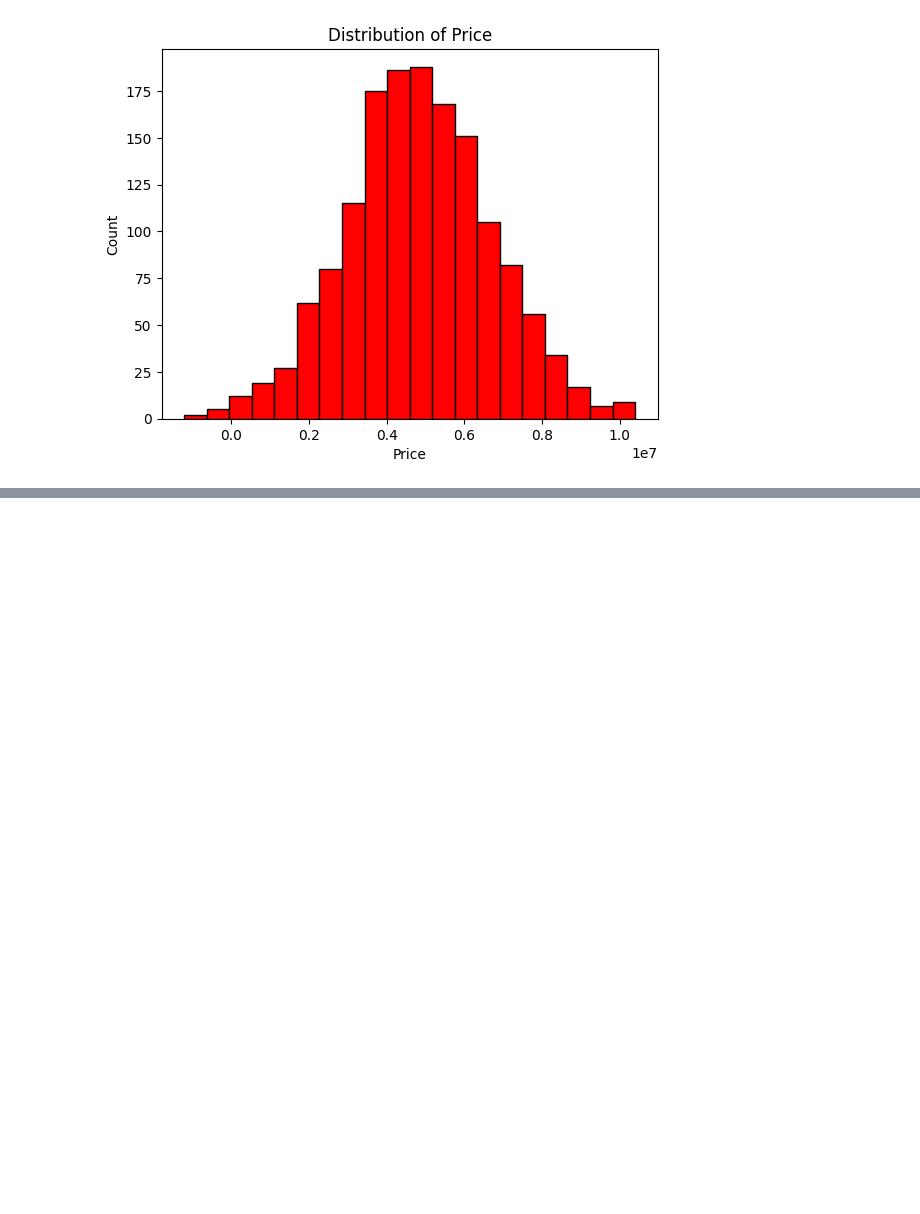
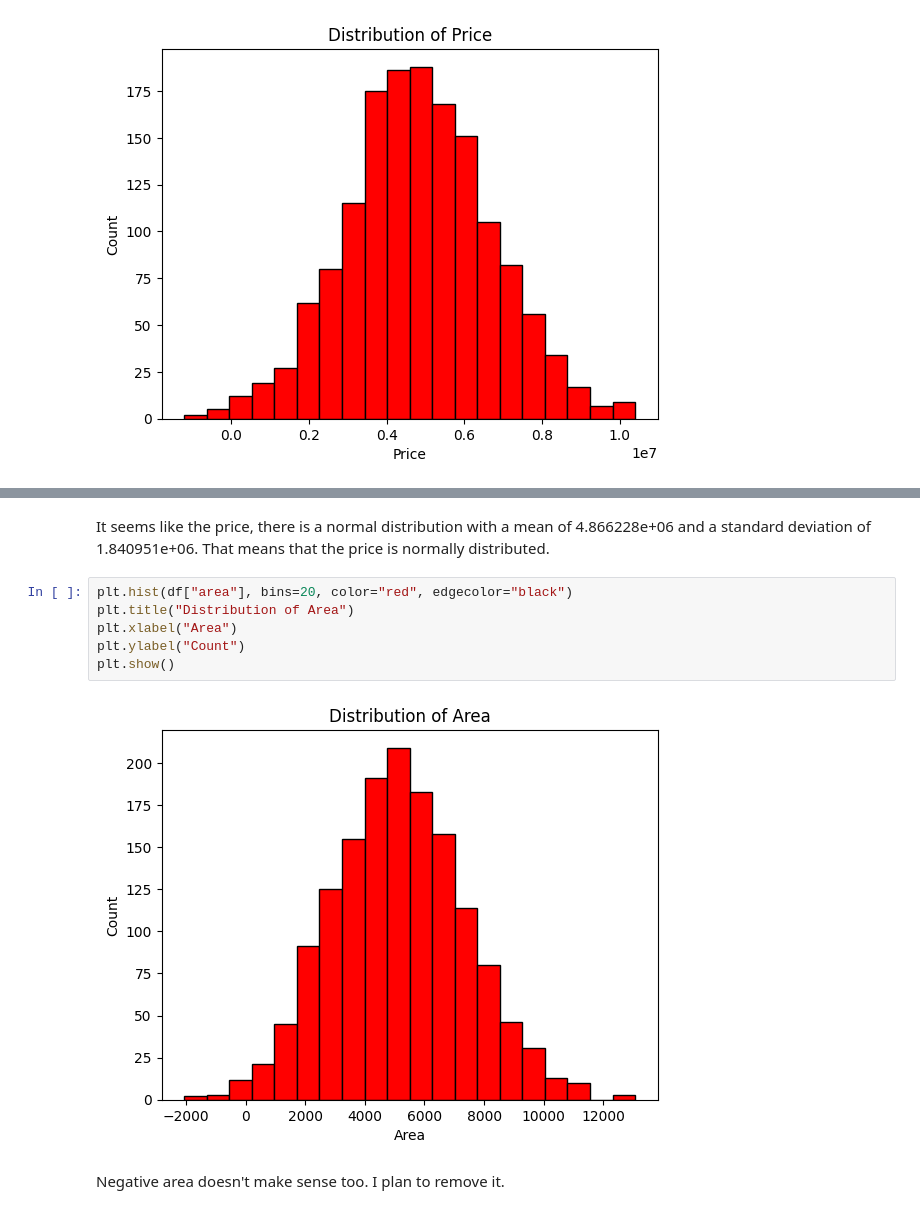
Before and after one commit to halchemylab/Housing-Prices-Machine-Learning-Project, a Jupyter notebook: analysis.ipynb, the cells around one changed output, grey strips where cells are left out. Saved outputs shown, nothing was run; the diff lists cells and outputs as text; blank space fills up the shorter version.

```diff
--- a/analysis.ipynb
+++ b/analysis.ipynb
@@ -78,0 +118,12 @@ plt.show()
+# %% [markdown]
+It seems like the price, there is a normal distribution with a mean of 4.866228e+06 and a standard deviation of 1.840951e+06. That means that the price is normally distributed.
+# %%
+plt.hist(df["area"], bins=20, color="red", edgecolor="black")
+plt.title("Distribution of Area")
+plt.xlabel("Area")
+plt.ylabel("Count")
+plt.show()
+# %% [output]
+[figure, added]
+# %% [markdown]
+Negative area doesn't make sense too. I plan to remove it.
```
Also changed, not shown: parts of 12 cells of this notebook.
